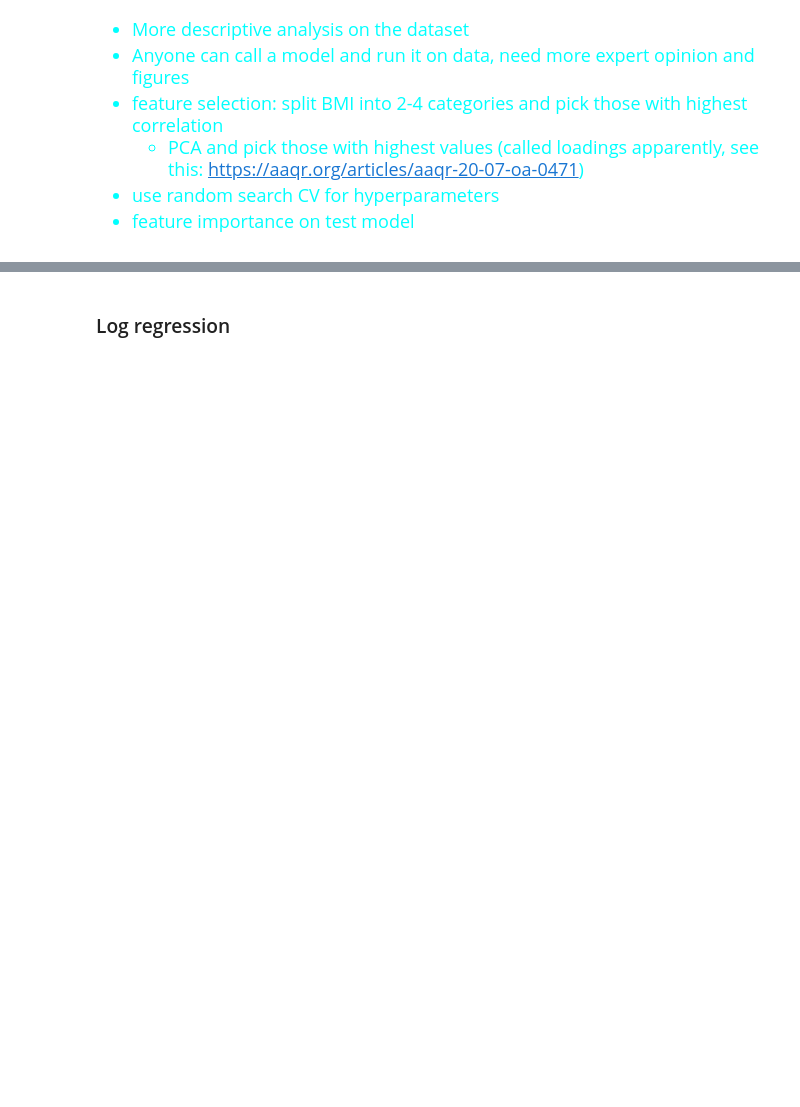
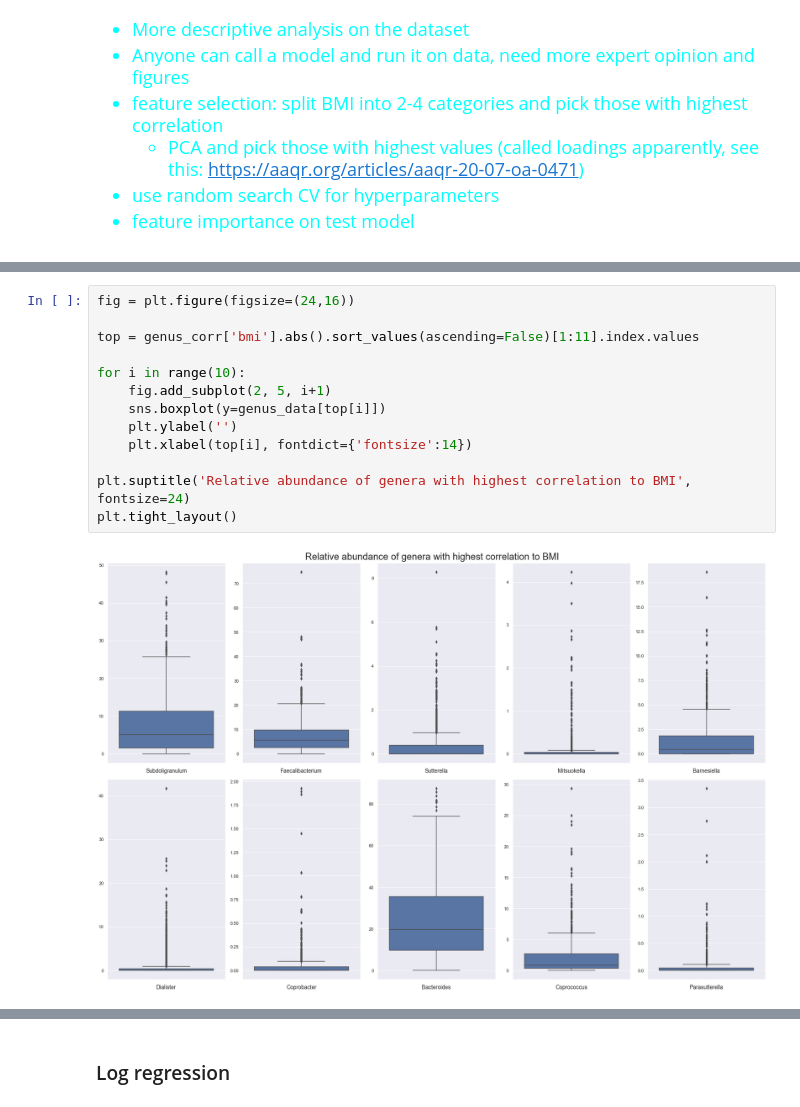
Before and after one commit to Geoff-CQW/obesity_stool, a Jupyter notebook: Project.ipynb, the cells around one changed output, grey strips where cells are left out. Drawn from its saved outputs; the diff is of its cells as text; blank space fills up the shorter version.

```diff
--- a/Project.ipynb
+++ b/Project.ipynb
@@ -218,0 +327,15 @@ t__GCT.. is actually the refseq assembly accession number
+# %%
+fig = plt.figure(figsize=(24,16))
+
+top = genus_corr['bmi'].abs().sort_values(ascending=False)[1:11].index.values
+
+for i in range(10):
+    fig.add_subplot(2, 5, i+1)
+    sns.boxplot(y=genus_data[top[i]])
+    plt.ylabel('')
+    plt.xlabel(top[i], fontdict={'fontsize':14})
+
+plt.suptitle('Relative abundance of genera with highest correlation to BMI', fontsize=24)
+plt.tight_layout()
+# %% [output]
+[figure, added]
```
Also changed, not shown: parts of 82 cells of this notebook.
